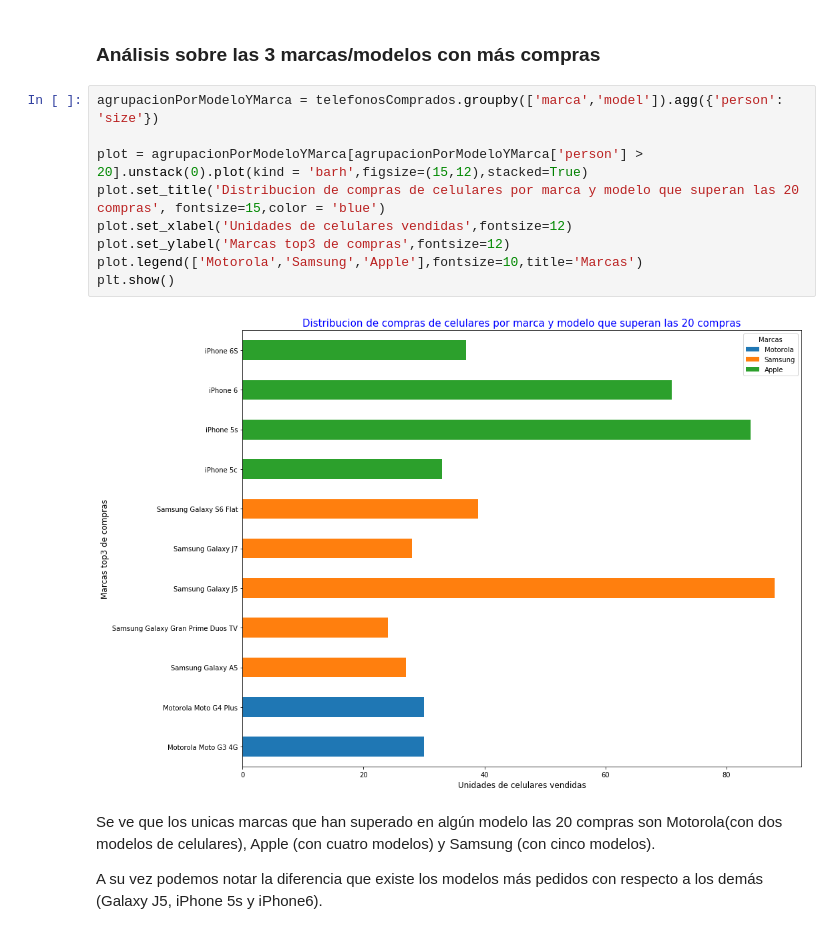
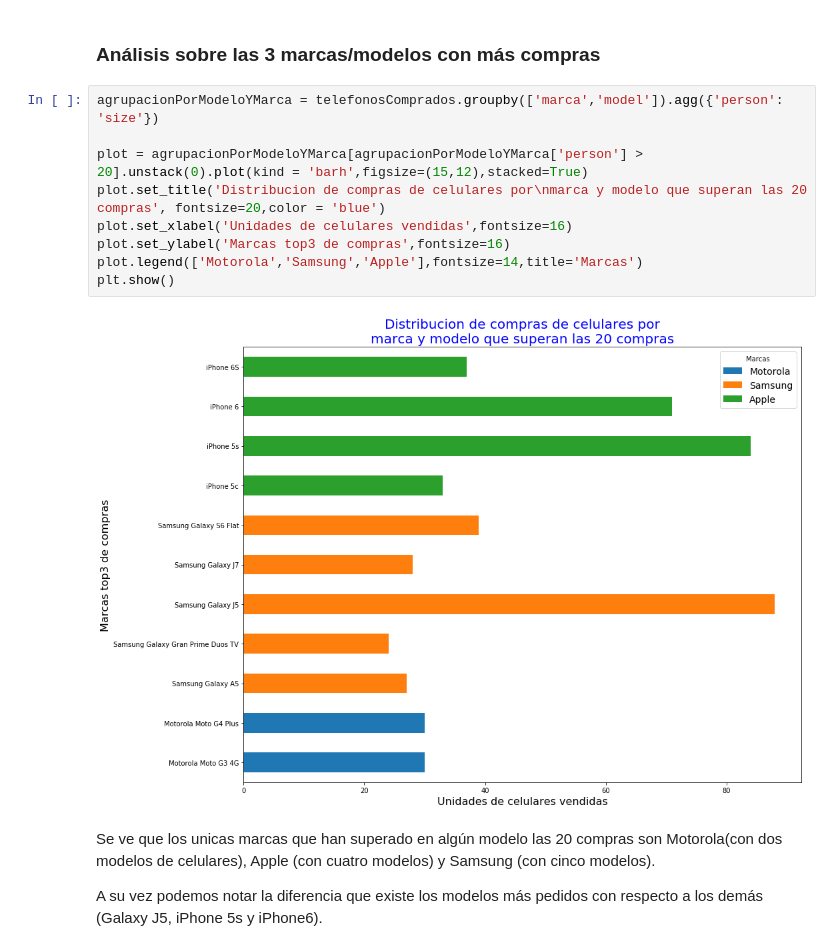
Before and after one commit to facundocenizo/datos_tp1, a Jupyter notebook: Análisis sobre la ventas de teléfonos.ipynb, the cells around one changed output. Drawn from its saved outputs; the diff is of its cells as text.

```diff
--- a/Análisis sobre la ventas de teléfonos.ipynb
+++ b/Análisis sobre la ventas de teléfonos.ipynb
@@ -251,14 +252,14 @@ El segundo usuario con más compras en el site, compra muchos modelos de Samsung
 # %%
 agrupacionPorModeloYMarca = telefonosComprados.groupby(['marca','model']).agg({'person': 'size'})
 
 plot = agrupacionPorModeloYMarca[agrupacionPorModeloYMarca['person'] > 20].unstack(0).plot(kind = 'barh',figsize=(15,12),stacked=True)
-plot.set_title('Distribucion de compras de celulares por marca y modelo que superan las 20 compras', fontsize=15,color = 'blue')
-plot.set_xlabel('Unidades de celulares vendidas',fontsize=12)
-plot.set_ylabel('Marcas top3 de compras',fontsize=12)
-plot.legend(['Motorola','Samsung','Apple'],fontsize=10,title='Marcas')
+plot.set_title('Distribucion de compras de celulares por\nmarca y modelo que superan las 20 compras', fontsize=20,color = 'blue')
+plot.set_xlabel('Unidades de celulares vendidas',fontsize=16)
+plot.set_ylabel('Marcas top3 de compras',fontsize=16)
+plot.legend(['Motorola','Samsung','Apple'],fontsize=14,title='Marcas')
 plt.show()
 # %% [output]
-[figure, old version]
+[figure, new version]
 # %% [markdown]
 Se ve que los unicas marcas que han superado en algún modelo las 20 compras son Motorola(con dos modelos de celulares), Apple (con cuatro modelos) y Samsung (con cinco modelos).
 
```
Also changed, not shown: parts of 14 cells of this notebook.
